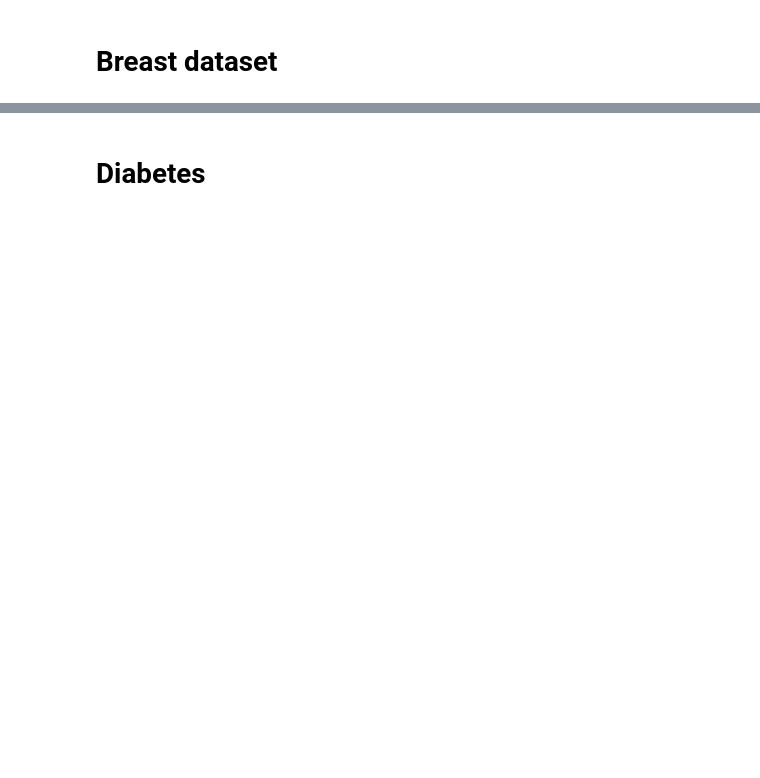
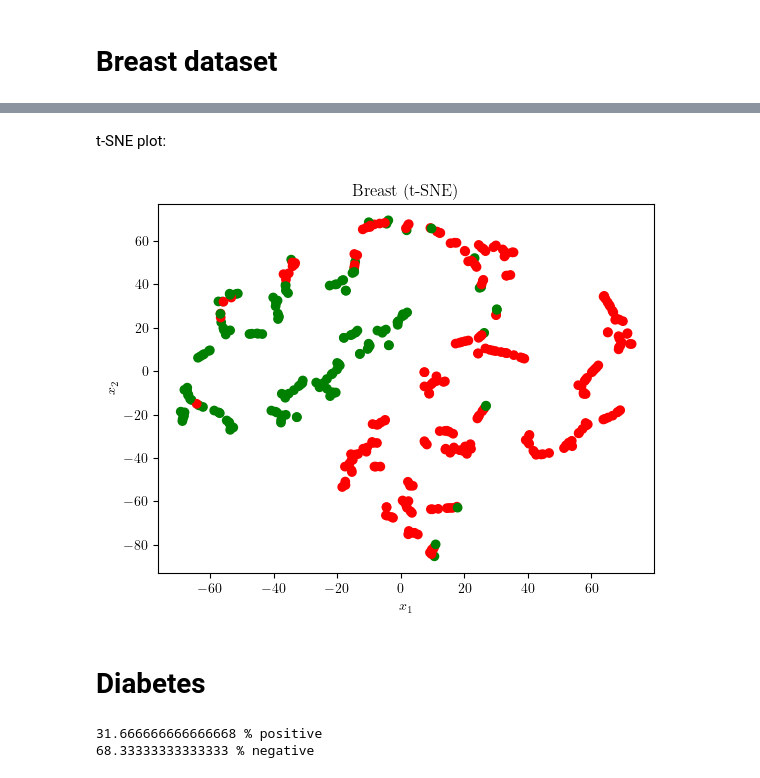
Before and after one commit to ThibeauWouters/MAI, a Jupyter notebook: SVM/Assignment1/SVM_assignment1.ipynb, the cells around one changed output, grey strips where cells are left out. Drawn from its saved outputs; the diff is of its cells as text; code cells hidden in the pictures; blank space fills up the shorter version.

```diff
--- a/SVM/Assignment1/SVM_assignment1.ipynb
+++ b/SVM/Assignment1/SVM_assignment1.ipynb
@@ -180,8 +263,33 @@ plt.show()
+# %% [markdown]
+t-SNE plot:
+# %%
+X_embedded = TSNE(n_components=2, learning_rate='auto',init='random', perplexity=3).fit_transform(Xtrain)
+# %%
+colors = ["red", "green"]
+color_vec = []
+for label in Ytrain:
+    if label[0] == -1:
+        color_vec.append("red")
+    else:
+        color_vec.append("green")
+plt.scatter(X_embedded[:, 0], X_embedded[:, 1], c=color_vec)
+plt.xlabel(r"$x_1$")
+plt.ylabel(r"$x_2$")
+plt.title("Breast (t-SNE)")
+plt.savefig("Plots/breast_tsne.pdf", bbox_inches='tight')
+plt.show()
+# %% [output]
+[figure, added]
 # %% [markdown]
 # Diabetes
 # %%
 diabetes = loadmat("Data/diabetes.mat")
 Xtrain, Xtest, Ytrain, Ytest = diabetes["trainset"], diabetes["testset"], diabetes["labels_train"], diabetes["labels_test"]
+print(f"{100 * np.sum(np.where(Ytrain.flatten() == 1, 1, 0))/len(Ytrain)} % positive")
+print(f"{100 * np.sum(np.where(Ytrain.flatten() == -1, 1, 0))/len(Ytrain)} % negative")
+# %% [output]
+31.666666666666668 % positive
+68.33333333333333 % negative
 # %%
 plt.scatter(Xtrain[:, 0], Xtrain[:, 1], c = Ytrain, cmap = my_cmap)
 plt.grid()
```
Also changed, not shown: parts of 18 cells of this notebook, 23 other files.
